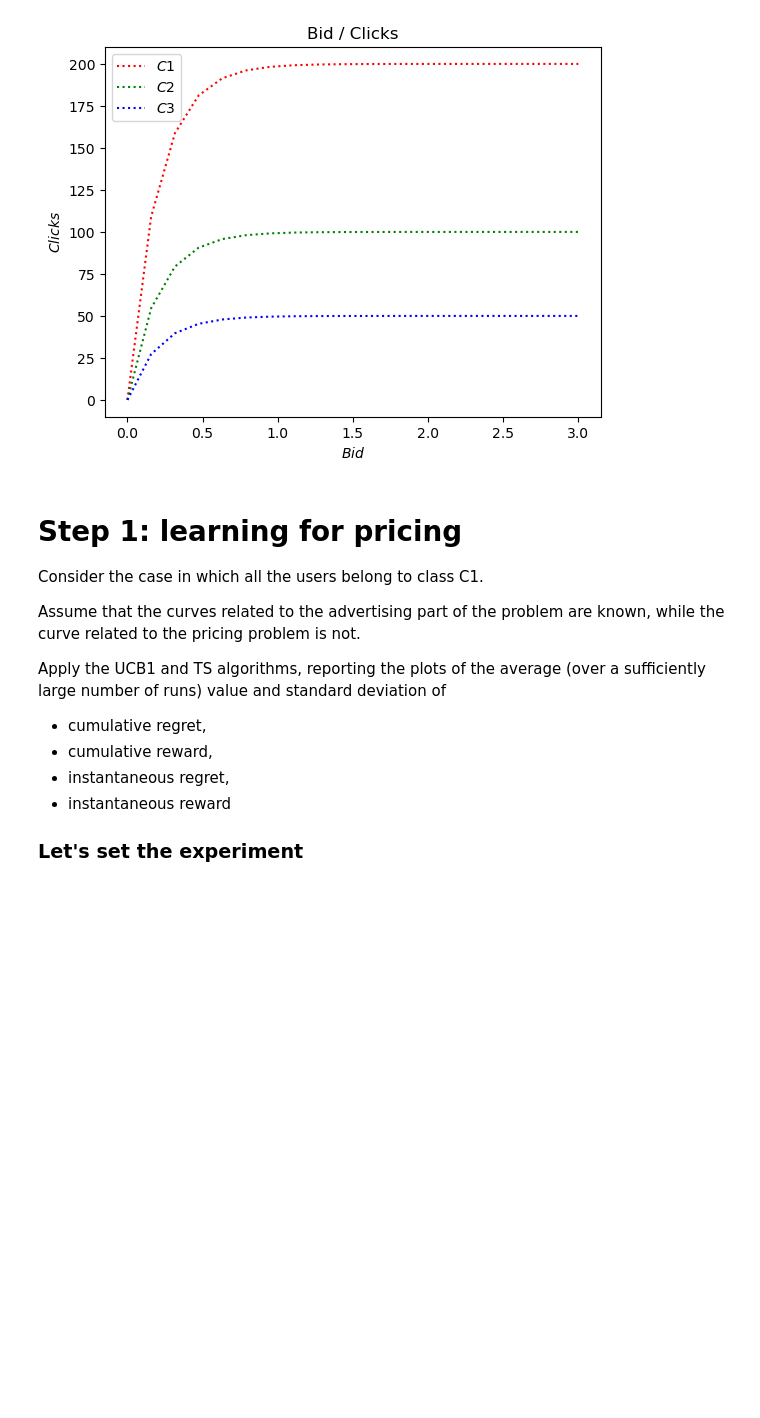
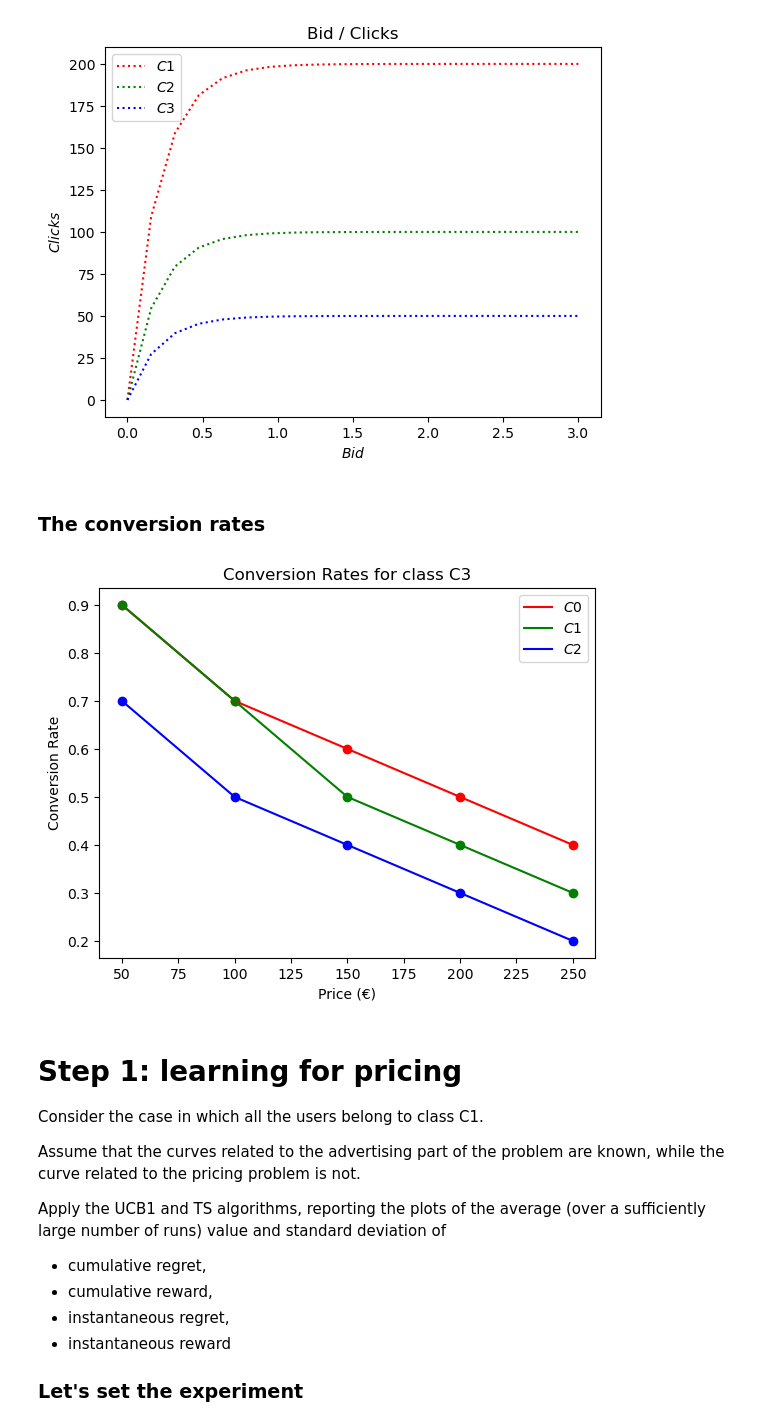
Before and after one commit to MatteoPancini/Online-Pricing-and-Advertising-Optimization-Project, a Jupyter notebook: Project-Pricing-Advertising-2022-2023/Overview.ipynb, the cells around one changed output. Drawn from its saved outputs; the diff is of its cells as text; code cells hidden in the pictures; blank space fills up the shorter version.

Commit message:
refactored classes, fixed plots

```diff
--- a/Project-Pricing-Advertising-2022-2023/Overview.ipynb
+++ b/Project-Pricing-Advertising-2022-2023/Overview.ipynb
@@ -65,3 +71,5 @@ plt.title("Bid / Clicks")
 plt.show()
 # %% [output]
 [figure]
+# %% [markdown]
+### The conversion rates
@@ -68,3 +80,18 @@ plt.show()
+# %%
+colors = ['r', 'g', 'b']
+
+for class_index in range(len(classes)):
+    conv_prob = classes[class_index].get_conversion_probabilities()
+    smooth = interp1d(prices, conv_prob, kind='cubic')
+    plt.plot(prices, smooth(prices), color=colors[class_index], label=f'$C{class_index}$')
+    plt.scatter(prices, conv_prob, color=colors[class_index])
+    plt.title("Conversion Rates for class " + classes[class_index].name)
+    plt.xlabel("Price (€)")
+    plt.ylabel("Conversion Rate")
+    plt.legend()
+plt.show()
+# %% [output]
+[figure, added]
 # %% [markdown]
 # Step 1: learning for pricing
 Consider the case in which all the users belong to class C1.
```
Also changed, not shown: parts of 12 cells of this notebook, 3 other files.
